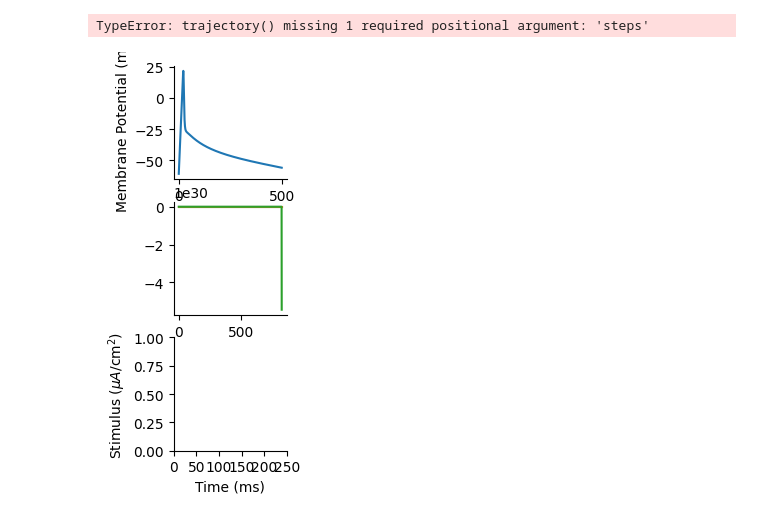
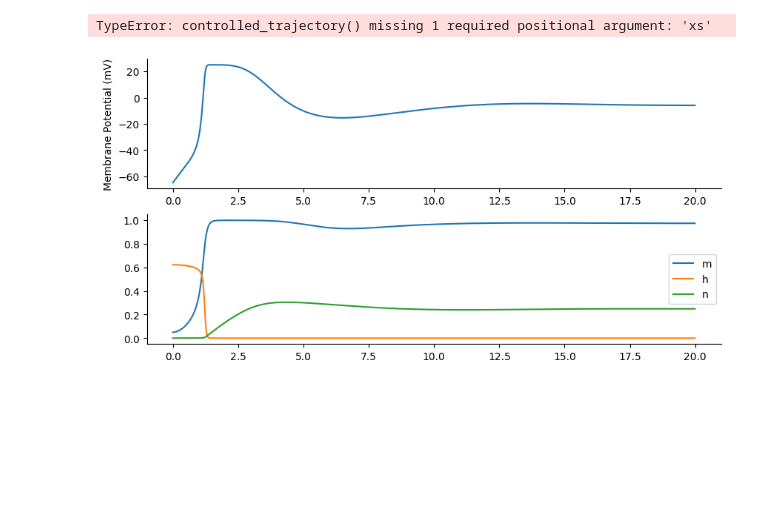
Before and after one commit to electronicvisions/jaxsnn, a Jupyter notebook: notebooks/hodgekin_huxley.ipynb, the cells around one changed output. Saved outputs shown, nothing was run; the diff lists cells and outputs as text; code cells hidden in the pictures; blank space fills up the shorter version.

```diff
--- a/notebooks/hodgekin_huxley.ipynb
+++ b/notebooks/hodgekin_huxley.ipynb
@@ -121,10 +145,10 @@ def output(x,u):
     return x
 
 dynamics = hodgekin_huxley_dynamics(p)
-
-equation = explicit.ExplicitConstrainedODE(
+equation = explicit.ExplicitConstrainedCDE(
    explicit_terms=dynamics,
    projection=projection,
+   output=output
 )
 # %%
 import numpy as onp
@@ -137,34 +161,31 @@ initial_state = HodgekinHuxleyState(
 )
 
 dt = 0.01
-step_fn = explicit.classic_rk4(equation, dt)
-# stim = onp.zeros(30000)
-# stim[7000:30000] = 2.7  # add a square pulse
+step_fn = explicit.classic_rk4_cde(equation, dt)
 
+stim = onp.zeros(30000)
+stim[7000:30000] = 2.7  # add a square pulse
 
-integrator = funcutils.trajectory(step_fn)
-e, actual = integrator(initial_state)
+integrator = funcutils.controlled_trajectory(step_fn, stim)
+e, actual = integrator(initial_state, )
 # %% [output]
-TypeError: trajectory() missing 1 required positional argument: 'steps'
+TypeError: controlled_trajectory() missing 1 required positional argument: 'xs'
 # %%
 import matplotlib as mpl
 
 # remove top and right axis from plots
 mpl.rcParams["axes.spines.right"] = False
 mpl.rcParams["axes.spines.top"] = False
 
-fig, ax = plt.subplots(3, figsize=(5*2, 5), subplot_kw=dict(box_aspect=1))
+fig, ax = plt.subplots(2, figsize=(10, 5))
 
-ts = np.arange(0,300,dt)
+ts = np.arange(0,int(dt*2000), dt)
 ax[0].set_ylabel('Membrane Potential (mV)')
-ax[0].plot(np.arange(0,500), actual.v[:500])
-ax[1].plot(actual.m)
-ax[1].plot(actual.h)
-ax[1].plot(actual.n)
-ax[2].set_ylabel('Stimulus ($\mu A/\mathrm{cm}^2$)')
-ax[2].set_xlabel('Time (ms)')
-ax[2].set_xticks([0,50,100,150,200,250])
-
+ax[0].plot(ts, actual.v)
+ax[1].plot(ts, actual.m, label='m')
+ax[1].plot(ts, actual.h, label='h')
+ax[1].plot(ts, actual.n, label='n')
+ax[1].legend()
 fig.savefig('figures/hodgekin_huxley_example.png', dpi=300)
 # %% [output]
-[figure, old version]
+[figure, new version]
```
Also changed, not shown: parts of 4 cells of this notebook, 1 other file.
